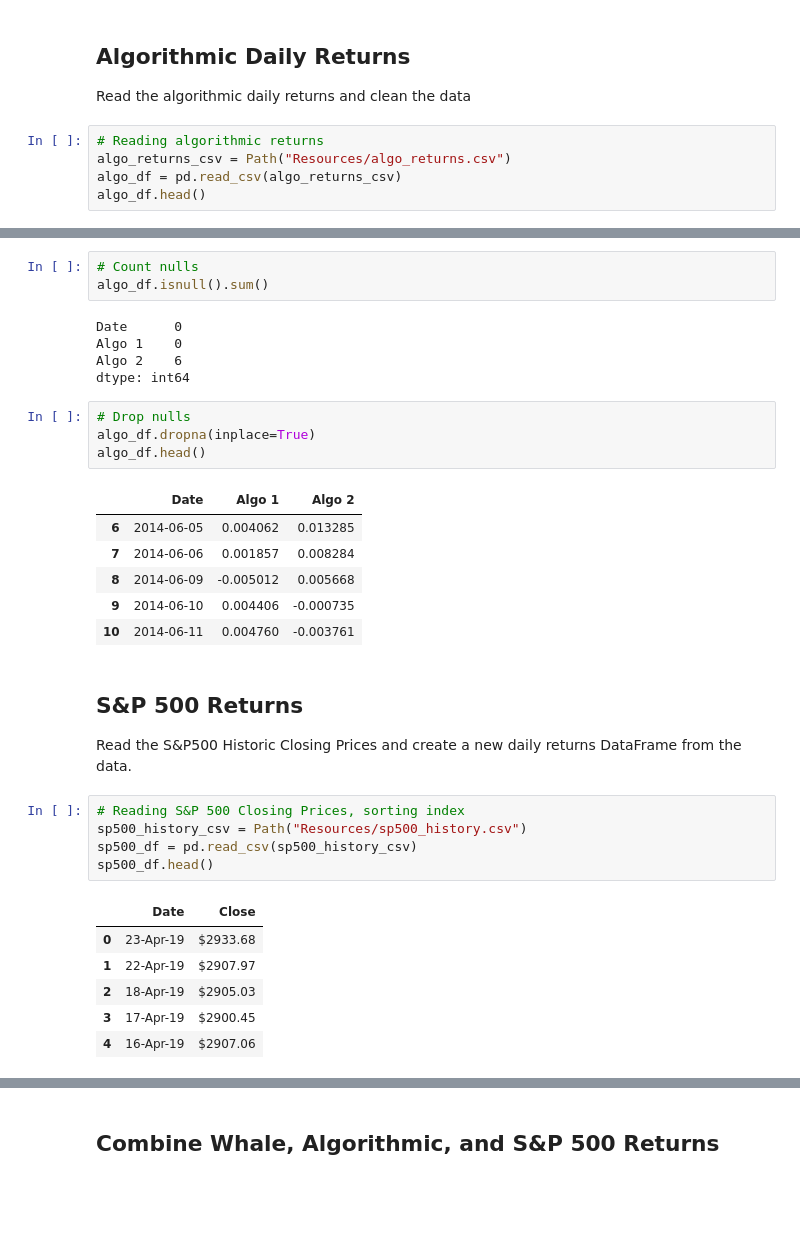
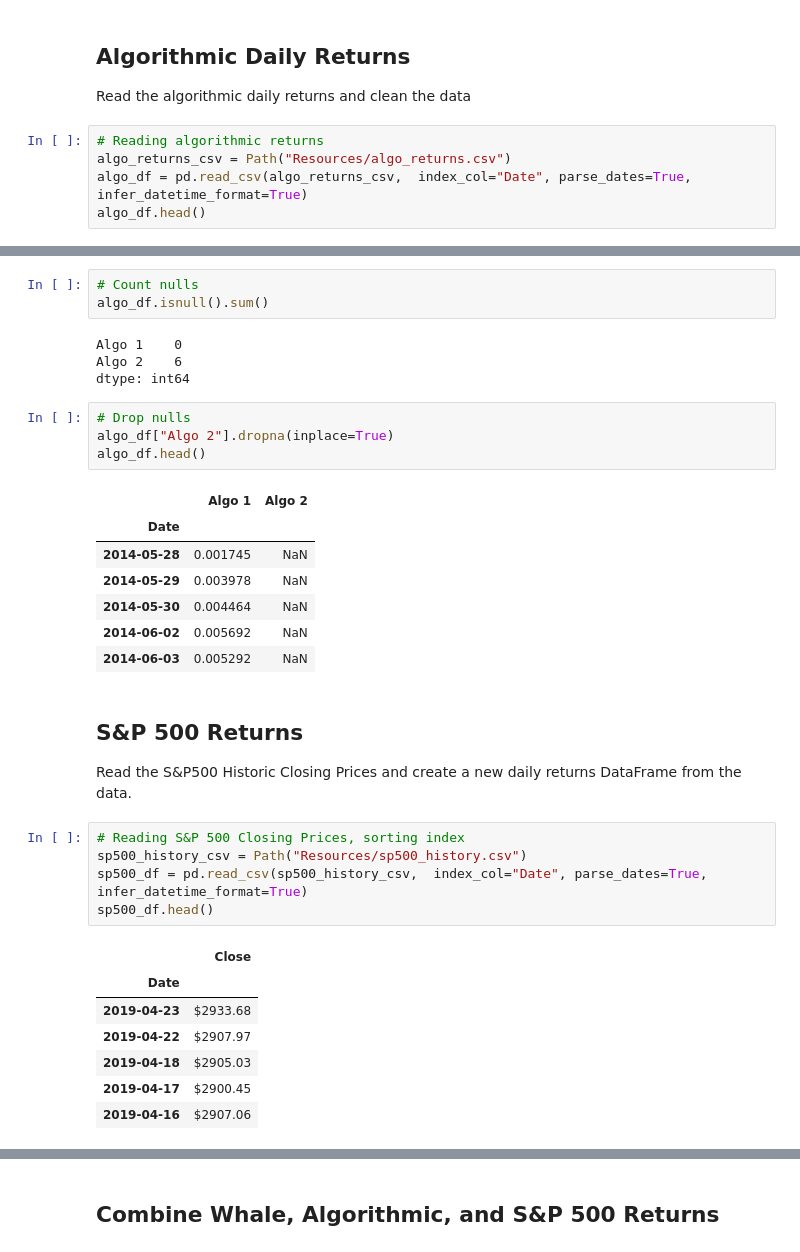
Before and after one commit to CPix18/MyFinTechRepo, a Jupyter notebook: HW3-Pandas/Pandas/Instructions/Starter_Code/whale_analysis.ipynb, the cells around one changed output, grey strips where cells are left out. Cells and saved outputs as stored; diff of their text form; blank space fills up the shorter version.

```diff
--- a/HW3-Pandas/Pandas/Instructions/Starter_Code/whale_analysis.ipynb
+++ b/HW3-Pandas/Pandas/Instructions/Starter_Code/whale_analysis.ipynb
@@ -61,6 +62,6 @@ Read the algorithmic daily returns and clean the data
 # %%
 # Reading algorithmic returns
 algo_returns_csv = Path("Resources/algo_returns.csv")
-algo_df = pd.read_csv(algo_returns_csv)
+algo_df = pd.read_csv(algo_returns_csv,  index_col="Date", parse_dates=True, infer_datetime_format=True)
 algo_df.head()
 # %% [output]
@@ -74,21 +76,21 @@ algo_df.head()
 # Count nulls
 algo_df.isnull().sum()
 # %% [output]
-Date      0
 Algo 1    0
 Algo 2    6
 dtype: int64
 # %%
 # Drop nulls
-algo_df.dropna(inplace=True)
+algo_df["Algo 2"].dropna(inplace=True)
 algo_df.head()
 # %% [output]
-|  | Date | Algo 1 | Algo 2 |
-| 6 | 2014-06-05 | 0.004062 | 0.013285 |
-| 7 | 2014-06-06 | 0.001857 | 0.008284 |
-| 8 | 2014-06-09 | -0.005012 | 0.005668 |
-| 9 | 2014-06-10 | 0.004406 | -0.000735 |
-| 10 | 2014-06-11 | 0.004760 | -0.003761 |
+|  | Algo 1 | Algo 2 |
+| Date |  |  |
+| 2014-05-28 | 0.001745 | NaN |
+| 2014-05-29 | 0.003978 | NaN |
+| 2014-05-30 | 0.004464 | NaN |
+| 2014-06-02 | 0.005692 | NaN |
+| 2014-06-03 | 0.005292 | NaN |
 # %% [markdown]
 ## S&P 500 Returns
 
@@ -96,15 +98,16 @@ Read the S&P500 Historic Closing Prices and create a new daily returns DataFrame
 # %%
 # Reading S&P 500 Closing Prices, sorting index
 sp500_history_csv = Path("Resources/sp500_history.csv")
-sp500_df = pd.read_csv(sp500_history_csv)
+sp500_df = pd.read_csv(sp500_history_csv,  index_col="Date", parse_dates=True, infer_datetime_format=True)
 sp500_df.head()
 # %% [output]
-|  | Date | Close |
-| 0 | 23-Apr-19 | $2933.68 |
-| 1 | 22-Apr-19 | $2907.97 |
-| 2 | 18-Apr-19 | $2905.03 |
-| 3 | 17-Apr-19 | $2900.45 |
-| 4 | 16-Apr-19 | $2907.06 |
+|  | Close |
+| Date |  |
+| 2019-04-23 | $2933.68 |
+| 2019-04-22 | $2907.97 |
+| 2019-04-18 | $2905.03 |
+| 2019-04-17 | $2900.45 |
+| 2019-04-16 | $2907.06 |
 # %%
 # Check Data Types
 sp500_df.dtypes
```
Also changed, not shown: parts of 12 cells of this notebook.
